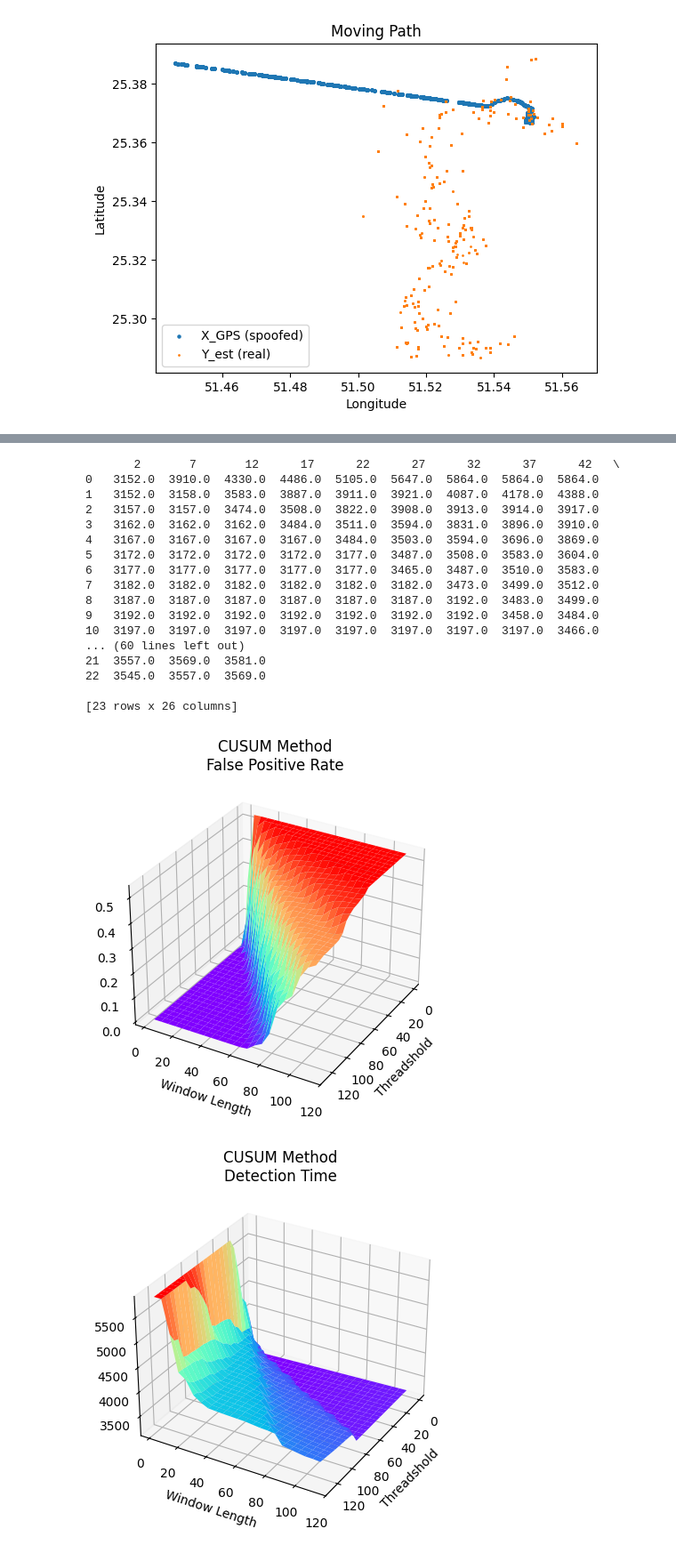
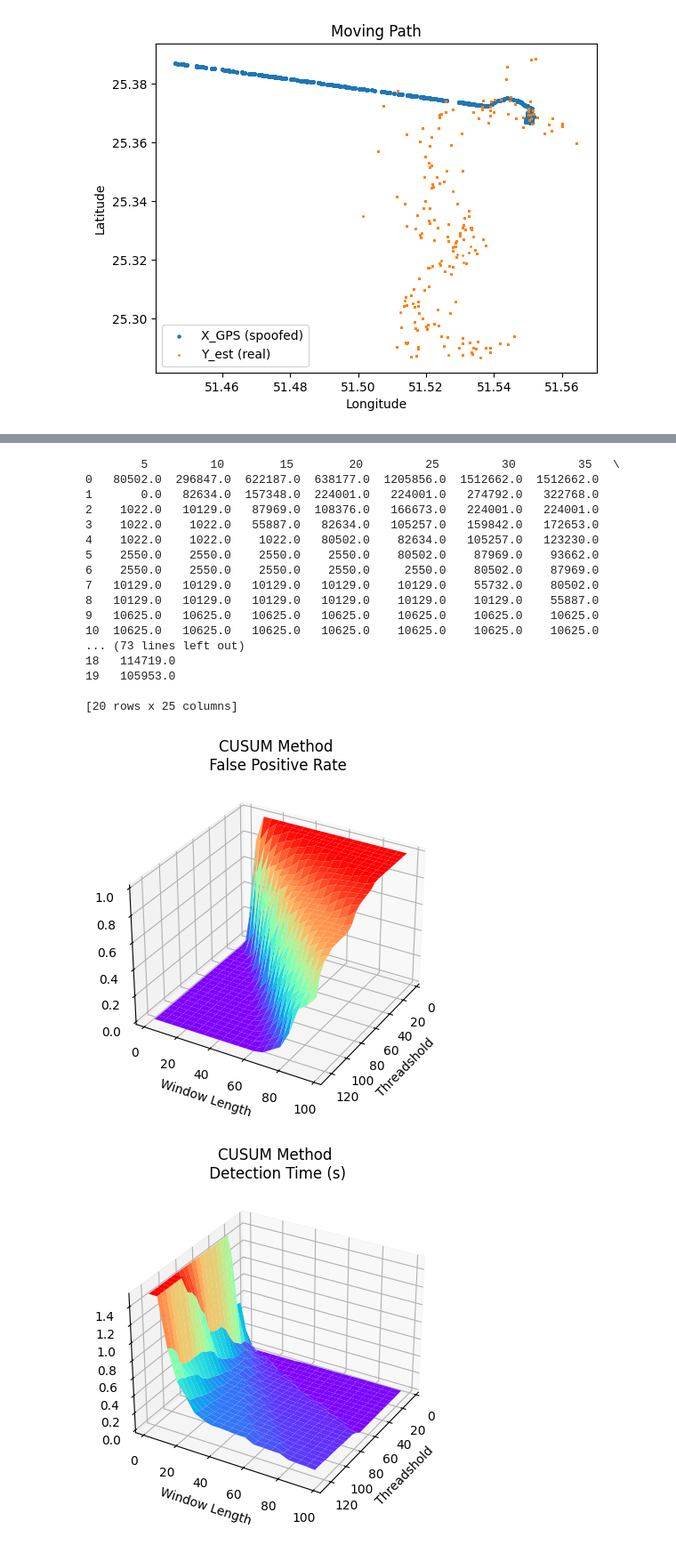
Before and after one commit to gitkeniwo/gps-spoofing-detection, a Jupyter notebook: src/Garrett.ipynb, the cells around one changed output, grey strips where cells are left out. Shown: that part at 89% size. Saved outputs shown, nothing was run; the diff lists cells and outputs as text; code cells hidden in the pictures.

```diff
--- a/src/Garrett.ipynb
+++ b/src/Garrett.ipynb
@@ -8,6 +8,6 @@ from haversine import haversine, Unit
 path=r'../data/drive-me-not/processed/'
 filename=r'spoofed_trace4_unique_cell.csv'
 data=pd.read_csv(path+filename)
-data=data[['GPS_lat','GPS_long','lat','lon','spoofed']]
+data=data[['Time','GPS_lat','GPS_long','lat','lon','spoofed']]
 print(data)
 # %% [output]
@@ -38,7 +38,7 @@ plt.show()
 # %%
 data['d_e']=data.apply(lambda row: haversine((row['GPS_lat'],row['GPS_long']),(row['lat'],row['lon'])), axis=1)
 #Calculate the impact of different thresholds.
-threadshold=np.arange(1,15,0.5,dtype=float)
+threadshold=np.arange(0.5,11,0.5,dtype=float)
 for th in threadshold:
     name='th_'+str(th)
     data[name]=data.apply(lambda row: row['d_e']>th, axis=1)
@@ -71,7 +71,8 @@ def all_is_true(x):
 
 #Calculate the impact of different bursts length.
 burst_length=np.arange(1,20,1,dtype=int)
-attack_start_time=np.where(data['spoofed']==1)[0][0]
+attack_start_id=np.where(data['spoofed']==1)[0][0]
+attack_start_time=data['Time'][attack_start_id]
 
 #An empty 2d data frame to store the result of FP. rows: burst_length, columns: threadshold
 fp_data=pd.DataFrame(columns=threadshold)
@@ -85,16 +86,16 @@ for th in threadshold:
 
     for bl in burst_length:
         num_fp=0
-        detect_time=data.shape[0]
+        detect_time=data['Time'][data.shape[0]-1]-attack_start_time
 
         for i in range(data.shape[0]-bl+1):
             if all_is_true(data[name][i:i+bl]):
-                if i<=attack_start_time:
+                if i<=attack_start_id:
                     num_fp=num_fp+1
                 else:
-                    detect_time=i+bl-1
+                    detect_time=data['Time'][i+bl-1]-attack_start_time
                     break
-        fp_rate=num_fp/data.shape[0]
+        fp_rate=num_fp/attack_start_id
         fp_arr=np.append(fp_arr,fp_rate)
         detect_time_arr=np.append(detect_time_arr,detect_time)
 
@@ -187,8 +188,8 @@ def sum_larger_than_thredshold(x,th):
         return False
 
 #Cusum method
-threadshold=np.arange(2,132,5,dtype=int)
-window_length=np.arange(2,115,5,dtype=int)
+threadshold=np.arange(5,130,5,dtype=int)
+window_length=np.arange(2,100,5,dtype=int)
 
 #An empty 2d data frame to store the result of FP. rows: window_length, columns: threadshold
 fp_data=pd.DataFrame(columns=threadshold)
@@ -202,16 +203,16 @@ for th in threadshold:
 
     for wl in window_length:
         num_fp=0
-        detect_time=data.shape[0]
+        detect_time=data['Time'][data.shape[0]-1]-attack_start_time
 
         for i in range(data.shape[0]-wl+1):
             if sum_larger_than_thredshold(data[name][i:i+wl],th):
-                if i<=attack_start_time:
+                if i<=attack_start_id:
                     num_fp=num_fp+1
                 else:
-                    detect_time=i+wl-1
+                    detect_time=data['Time'][i+wl-1]-attack_start_time
                     break
-        fp_rate=num_fp/data.shape[0]
+        fp_rate=num_fp/attack_start_id
         fp_arr=np.append(fp_arr,fp_rate)
         detect_time_arr=np.append(detect_time_arr,detect_time)
 
@@ -240,23 +241,23 @@ print(fp_data)
 # %%
 print(detect_time_data)
 # %% [output]
-       2       7       12      17      22      27      32      37      42   \
-0   3152.0  3910.0  4330.0  4486.0  5105.0  5647.0  5864.0  5864.0  5864.0
-1   3152.0  3158.0  3583.0  3887.0  3911.0  3921.0  4087.0  4178.0  4388.0
-2   3157.0  3157.0  3474.0  3508.0  3822.0  3908.0  3913.0  3914.0  3917.0
-3   3162.0  3162.0  3162.0  3484.0  3511.0  3594.0  3831.0  3896.0  3910.0
-4   3167.0  3167.0  3167.0  3167.0  3484.0  3503.0  3594.0  3696.0  3869.0
-5   3172.0  3172.0  3172.0  3172.0  3177.0  3487.0  3508.0  3583.0  3604.0
-6   3177.0  3177.0  3177.0  3177.0  3177.0  3465.0  3487.0  3510.0  3583.0
-7   3182.0  3182.0  3182.0  3182.0  3182.0  3182.0  3473.0  3499.0  3512.0
-8   3187.0  3187.0  3187.0  3187.0  3187.0  3187.0  3192.0  3483.0  3499.0
-9   3192.0  3192.0  3192.0  3192.0  3192.0  3192.0  3192.0  3458.0  3484.0
-10  3197.0  3197.0  3197.0  3197.0  3197.0  3197.0  3197.0  3197.0  3466.0
-... (60 lines left out)
-21  3557.0  3569.0  3581.0
-22  3545.0  3557.0  3569.0
+        5         10        15        20         25         30         35   \
+0   80502.0  296847.0  622187.0  638177.0  1205856.0  1512662.0  1512662.0
+1       0.0   82634.0  157348.0  224001.0   224001.0   274792.0   322768.0
+2    1022.0   10129.0   87969.0  108376.0   166673.0   224001.0   224001.0
+3    1022.0    1022.0   55887.0   82634.0   105257.0   159842.0   172653.0
+4    1022.0    1022.0    1022.0   80502.0    82634.0   105257.0   123230.0
+5    2550.0    2550.0    2550.0    2550.0    80502.0    87969.0    93662.0
+6    2550.0    2550.0    2550.0    2550.0     2550.0    80502.0    87969.0
+7   10129.0   10129.0   10129.0   10129.0    10129.0    55732.0    80502.0
+8   10129.0   10129.0   10129.0   10129.0    10129.0    10129.0    55887.0
+9   10625.0   10625.0   10625.0   10625.0    10625.0    10625.0    10625.0
+10  10625.0   10625.0   10625.0   10625.0    10625.0    10625.0    10625.0
+... (73 lines left out)
+18   114719.0
+19   105953.0
 
-[23 rows x 26 columns]
+[20 rows x 25 columns]
 # %%
 fig = plt.figure()
 ax3 = plt.axes(projection='3d')
@@ -274,22 +275,22 @@ plt.title('CUSUM Method\n False Positive Rate')
 
 plt.show()
 # %% [output]
-[figure, old version]
+[figure, new version]
 # %%
 fig = plt.figure()
 ax3 = plt.axes(projection='3d')
 
 X, Y = np.meshgrid(threadshold, window_length)
 Z = detect_time_data
 
 ax3.plot_surface(X,Y,Z,rstride = 1, cstride = 1, cmap='rainbow')
 ax3.view_init(30,30)
 
 ax3.set_xlabel('Threadshold')
 ax3.set_ylabel('Window Length')
 ax3.set_zlabel('')
-plt.title('CUSUM Method\n Detection Time')
+plt.title('CUSUM Method\n Detection Time (s)')
 
 plt.show()
 # %% [output]
-[figure, old version]
+[figure, new version]
```
Also changed, not shown: parts of 8 cells of this notebook, 1 other file.
